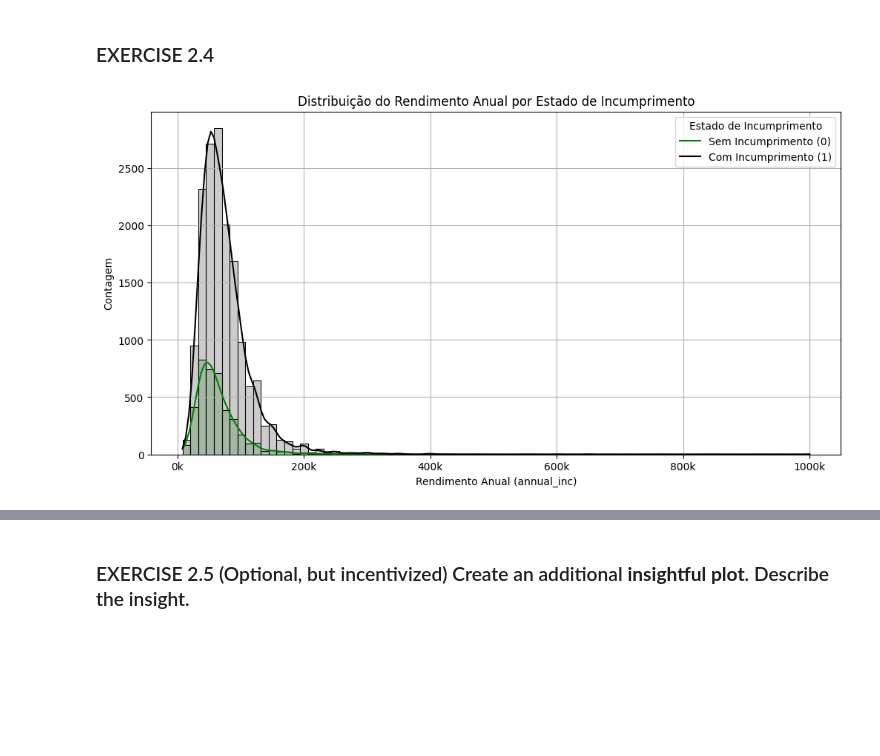
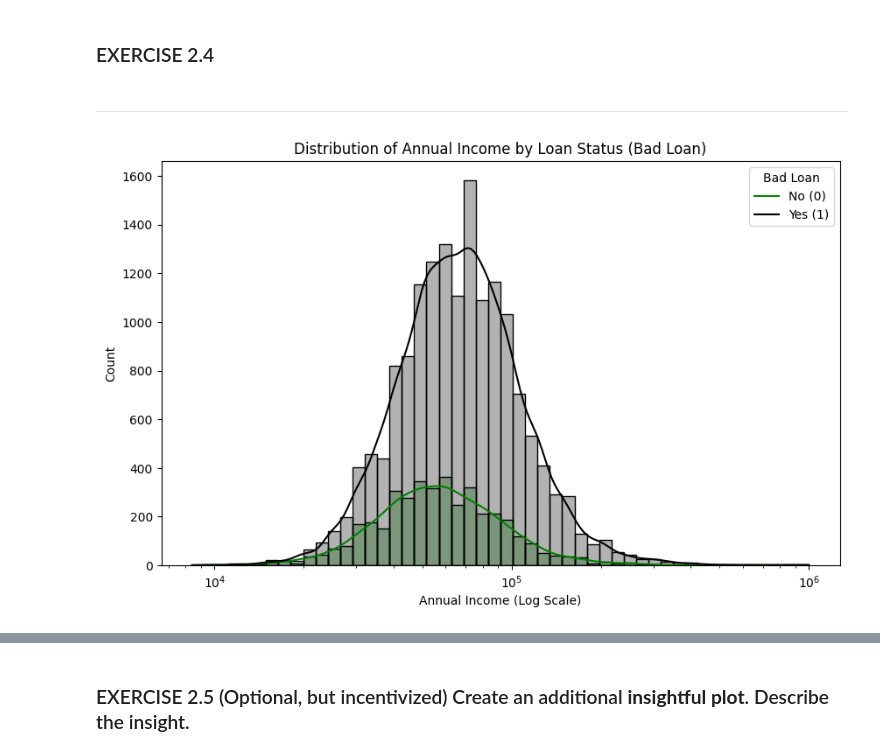
Before and after one commit to pereiranuno/loan-project, a Jupyter notebook: eda-finalproject.ipynb, the cells around one changed output, grey strips where cells are left out. Saved outputs shown, nothing was run; the diff lists cells and outputs as text; code cells hidden in the pictures; blank space fills up the shorter version.

```diff
--- a/eda-finalproject.ipynb
+++ b/eda-finalproject.ipynb
@@ -408,23 +461,20 @@ print(result_corr)
 {'pearson_corr': np.float64(-0.2302187367113181), 'pearson_p_value': np.float64(5.395690963323319e-237), 'spearman_corr': np.float64(-0.2234259264191358), 'spearman_p_value': np.float64(5.545184759602 ...
 # %% [markdown]
 ### EXERCISE 2.4
-# %%
-import matplotlib.ticker as ticker
-
-# Criar um histograma da variável "annual_inc" segmentado por "bad_loan"
-plt.figure(figsize=(12, 6))
-sns.histplot(data, x="annual_inc", hue="bad_loan", bins=80, kde=True, alpha=0.2,palette={0: "black", 1: "green"})
-
-# Personalizar o gráfico
-plt.xlabel("Rendimento Anual (annual_inc)")
-plt.ylabel("Contagem")
-plt.title("Distribuição do Rendimento Anual por Estado de Incumprimento")
-plt.legend(title="Estado de Incumprimento", labels=["Sem Incumprimento (0)", "Com Incumprimento (1)"])
-plt.grid(True)
-
-plt.gca().xaxis.set_major_formatter(ticker.FuncFormatter(lambda x, _: f'{x/1000:.0f}k'))
-
-# Mostrar o gráfico
-plt.show()
-# %% [output]
-[figure, removed]
+# %% [markdown]
+---
+# %%
+# Create a histogram instead of KDE plot to visualize the distribution
+plt.figure(figsize=(10, 6))
+sns.histplot(data=data, x="annual_inc", hue="bad_loan", bins=50, alpha=0.3, kde=True,log_scale=True, palette={0: "black", 1: "green"})
+
+# Add labels and title
+plt.xlabel("Annual Income (Log Scale)")
+plt.ylabel("Count")
+plt.title("Distribution of Annual Income by Loan Status (Bad Loan)")
+plt.legend(title="Bad Loan", labels=["No (0)", "Yes (1)"])
+
+# Display the plot
+plt.show()
+# %% [output]
+[figure, added]
```
Also changed, not shown: parts of 26 cells of this notebook.
